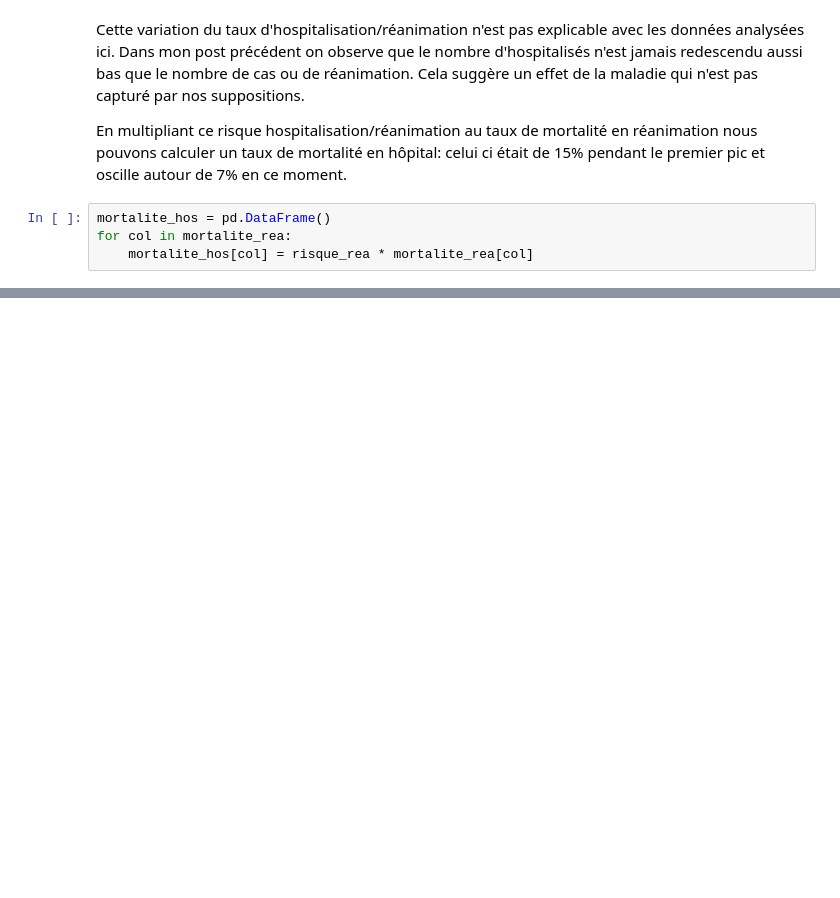
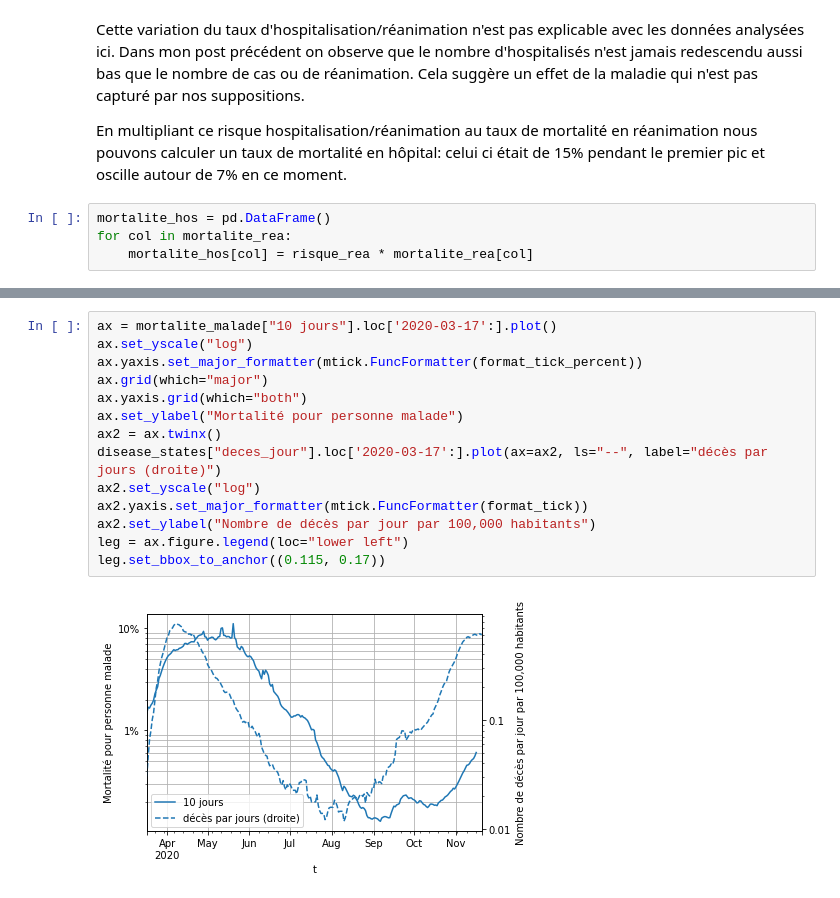
Before and after one commit to payoto/covid19-viz, a Jupyter notebook: 2020-10-18-taux-de-malades.ipynb, the cells around one changed output, grey strips where cells are left out. Cells and saved outputs as stored; diff of their text form; blank space fills up the shorter version.

Commit message:
Mise à jour du 27/11

```diff
--- a/2020-10-18-taux-de-malades.ipynb
+++ b/2020-10-18-taux-de-malades.ipynb
@@ -315,0 +344,16 @@ Text(0, 0.5, 'Mortalité pour personne hospitalisée')
+# %%
+ax = mortalite_malade["10 jours"].loc['2020-03-17':].plot()
+ax.set_yscale("log")
+ax.yaxis.set_major_formatter(mtick.FuncFormatter(format_tick_percent))
+ax.grid(which="major")
+ax.yaxis.grid(which="both")
+ax.set_ylabel("Mortalité pour personne malade")
+ax2 = ax.twinx()
+disease_states["deces_jour"].loc['2020-03-17':].plot(ax=ax2, ls="--", label="décès par jours (droite)")
+ax2.set_yscale("log")
+ax2.yaxis.set_major_formatter(mtick.FuncFormatter(format_tick))
+ax2.set_ylabel("Nombre de décès par jour par 100,000 habitants")
+leg = ax.figure.legend(loc="lower left")
+leg.set_bbox_to_anchor((0.115, 0.17))
+# %% [output]
+[figure, added]
```
Also changed, not shown: parts of 14 cells of this notebook.
